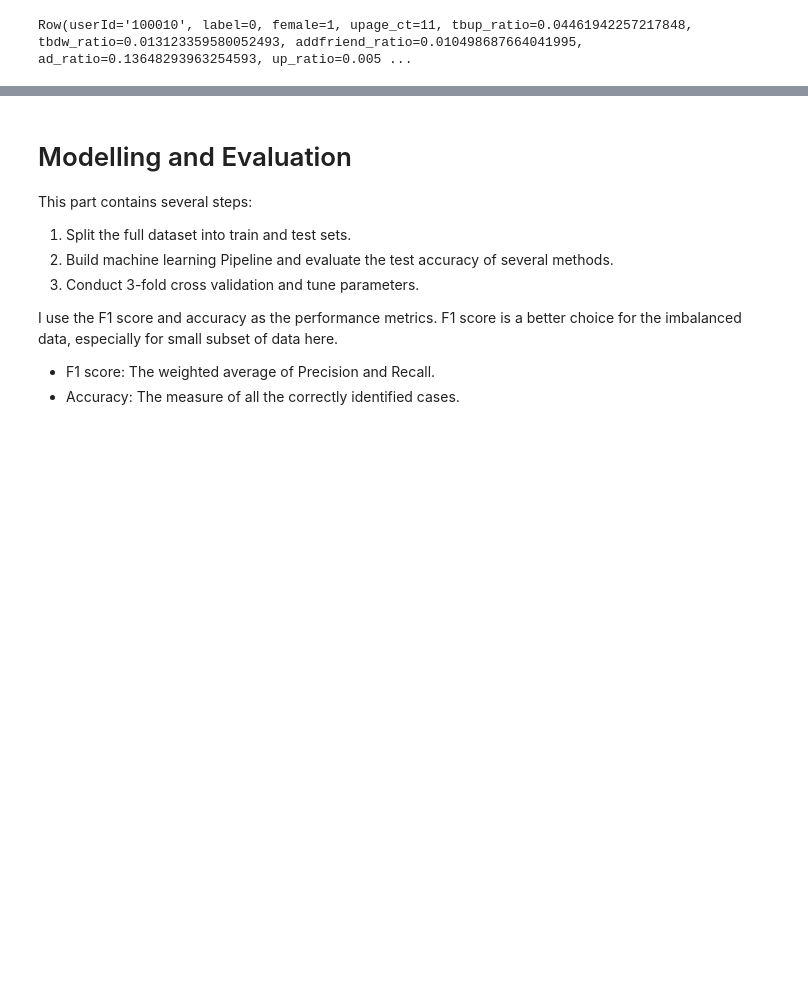
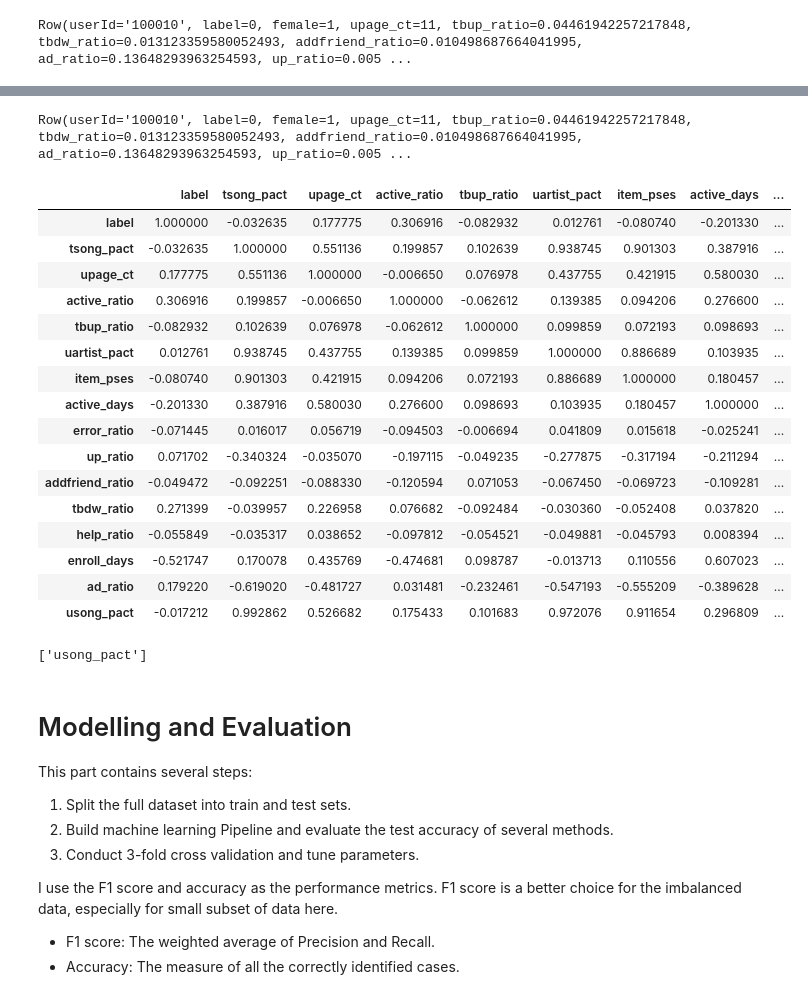
Before and after one commit to kellyhe/Churn_Prediction_Spark, a Jupyter notebook: Sparkify_Churn Prediction_Local.ipynb, the cells around one changed output, grey strips where cells are left out. Drawn from its saved outputs; the diff is of its cells as text; code cells hidden in the pictures; blank space fills up the shorter version.

```diff
--- a/Sparkify_Churn Prediction_Local.ipynb
+++ b/Sparkify_Churn Prediction_Local.ipynb
@@ -946,0 +989,6 @@ Row(userId='100010', label=0, female=1, upage_ct=11, tbup_ratio=0.04461942257217
+# %%
+# extract the columns which have just one value
+one_value_to_drop2 = [k for k,v in countdf.collect()[0].asDict().items() if v == 1]
+df_user.drop(*one_value_to_drop2).head()
+# %% [output]
+Row(userId='100010', label=0, female=1, upage_ct=11, tbup_ratio=0.04461942257217848, tbdw_ratio=0.013123359580052493, addfriend_ratio=0.010498687664041995, ad_ratio=0.13648293963254593, up_ratio=0.005 ...
@@ -947,3 +997,53 @@ Row(userId='100010', label=0, female=1, upage_ct=11, tbup_ratio=0.04461942257217
+# %%
+#numeric variables
+num_vector = ['label']+num_col
+# %%
+# convert to vector column first
+vector_col = "corr_features"
+assembler = VectorAssembler(inputCols=df_user.select(num_vector).columns, outputCol=vector_col)
+df_vector = assembler.transform(df_user.select(num_vector)).select(vector_col)
+
+# get correlation matrix
+matrix = Correlation.corr(df_vector, vector_col)
+# %%
+#matrix head name
+head = df_user.select(num_vector).columns
+# %%
+#correlation matrix
+corr2 = pd.DataFrame(matrix.collect()[0]["pearson({})".format(vector_col)].values.reshape(16,16))
+corr2.columns = head
+corr2.index = head
+corr2
+# %% [output]
+|  | label | tsong_pact | upage_ct | active_ratio | tbup_ratio | uartist_pact | item_pses | active_days | ... |
+| label | 1.000000 | -0.032635 | 0.177775 | 0.306916 | -0.082932 | 0.012761 | -0.080740 | -0.201330 | ... |
+| tsong_pact | -0.032635 | 1.000000 | 0.551136 | 0.199857 | 0.102639 | 0.938745 | 0.901303 | 0.387916 | ... |
+| upage_ct | 0.177775 | 0.551136 | 1.000000 | -0.006650 | 0.076978 | 0.437755 | 0.421915 | 0.580030 | ... |
+| active_ratio | 0.306916 | 0.199857 | -0.006650 | 1.000000 | -0.062612 | 0.139385 | 0.094206 | 0.276600 | ... |
+| tbup_ratio | -0.082932 | 0.102639 | 0.076978 | -0.062612 | 1.000000 | 0.099859 | 0.072193 | 0.098693 | ... |
+| uartist_pact | 0.012761 | 0.938745 | 0.437755 | 0.139385 | 0.099859 | 1.000000 | 0.886689 | 0.103935 | ... |
+| item_pses | -0.080740 | 0.901303 | 0.421915 | 0.094206 | 0.072193 | 0.886689 | 1.000000 | 0.180457 | ... |
+| active_days | -0.201330 | 0.387916 | 0.580030 | 0.276600 | 0.098693 | 0.103935 | 0.180457 | 1.000000 | ... |
+| error_ratio | -0.071445 | 0.016017 | 0.056719 | -0.094503 | -0.006694 | 0.041809 | 0.015618 | -0.025241 | ... |
+| up_ratio | 0.071702 | -0.340324 | -0.035070 | -0.197115 | -0.049235 | -0.277875 | -0.317194 | -0.211294 | ... |
+| addfriend_ratio | -0.049472 | -0.092251 | -0.088330 | -0.120594 | 0.071053 | -0.067450 | -0.069723 | -0.109281 | ... |
+| tbdw_ratio | 0.271399 | -0.039957 | 0.226958 | 0.076682 | -0.092484 | -0.030360 | -0.052408 | 0.037820 | ... |
+| help_ratio | -0.055849 | -0.035317 | 0.038652 | -0.097812 | -0.054521 | -0.049881 | -0.045793 | 0.008394 | ... |
+| enroll_days | -0.521747 | 0.170078 | 0.435769 | -0.474681 | 0.098787 | -0.013713 | 0.110556 | 0.607023 | ... |
+| ad_ratio | 0.179220 | -0.619020 | -0.481727 | 0.031481 | -0.232461 | -0.547193 | -0.555209 | -0.389628 | ... |
+| usong_pact | -0.017212 | 0.992862 | 0.526682 | 0.175433 | 0.101683 | 0.972076 | 0.911654 | 0.296809 | ... |
+# %%
+# Creating ABS correlation matrix
+corr_abs2 = corr2.abs()
+# Selecting upper triangle of correlation matrix
+upper_tri2 = corr_abs2.where(np.triu(np.ones(corr_abs2.shape),k=1).astype(np.bool))
+# Finding feature columns with correlation greater than 0.95
+high_cor_to_drop2 = [column for column in upper_tri2.columns if any(upper_tri2[column] > 0.95)]
+high_cor_to_drop2
+
+#difference due to the order of columns
+# %% [output]
+['usong_pact']
 # %% [markdown]
 # Modelling and Evaluation
 This part contains several steps:
```
Also changed, not shown: parts of 9 cells of this notebook.
